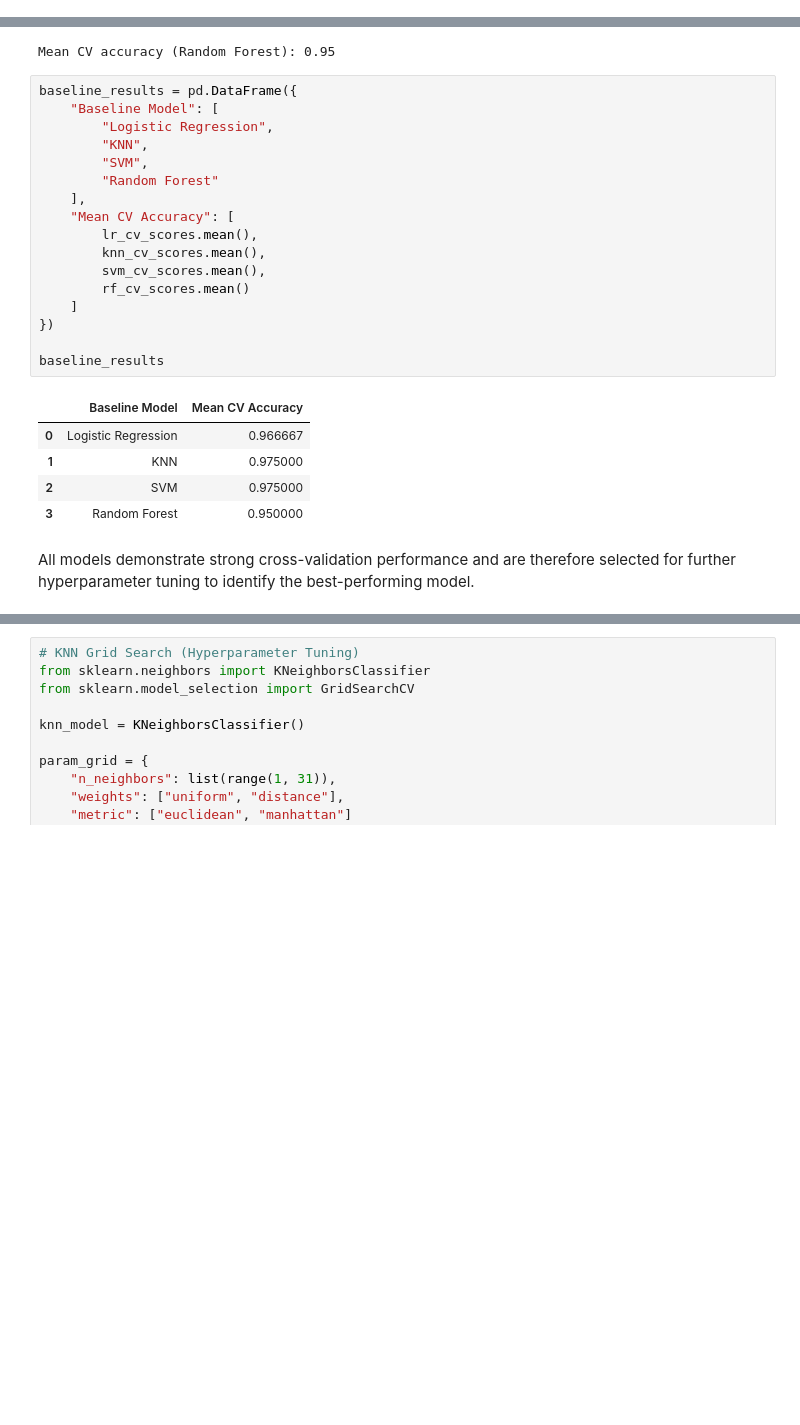
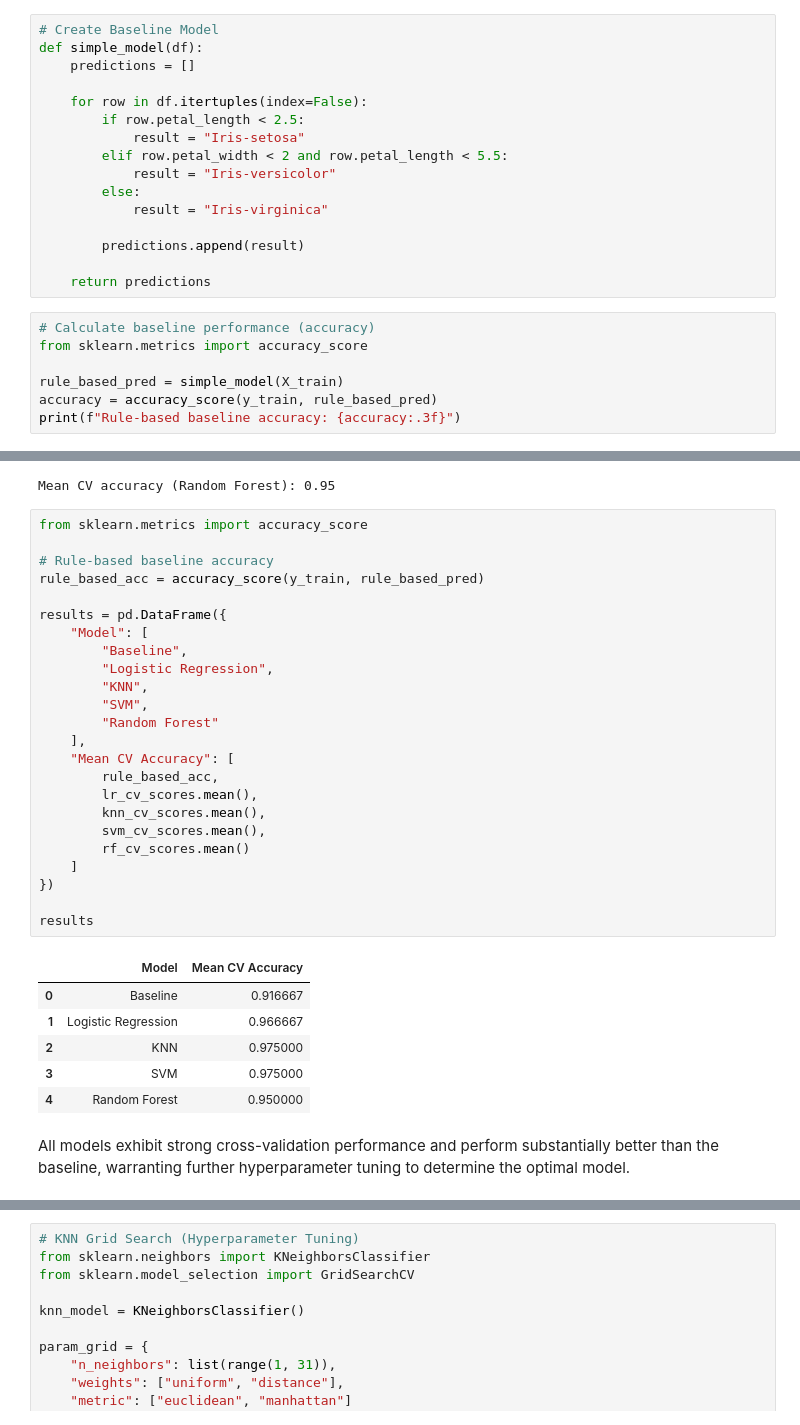
Before and after one commit to mattcw9090/data-science-portfolio, a Jupyter notebook: iris_flower_classification.ipynb, the cells around one changed output, grey strips where cells are left out. Cells and saved outputs as stored; diff of their text form; blank space fills up the shorter version.

```diff
--- a/iris_flower_classification.ipynb
+++ b/iris_flower_classification.ipynb
@@ -150,0 +145,23 @@ Name: count, dtype: int64
+# %%
+# Create Baseline Model
+def simple_model(df):
+    predictions = []
+
+    for row in df.itertuples(index=False):
+        if row.petal_length < 2.5:
+            result = "Iris-setosa"
+        elif row.petal_width < 2 and row.petal_length < 5.5:
+            result = "Iris-versicolor"
+        else:
+            result = "Iris-virginica"
+
+        predictions.append(result)
+
+    return predictions
+# %%
+# Calculate baseline performance (accuracy)
+from sklearn.metrics import accuracy_score
+
+rule_based_pred = simple_model(X_train)
+accuracy = accuracy_score(y_train, rule_based_pred)
+print(f"Rule-based baseline accuracy: {accuracy:.3f}")
@@ -231,29 +250,37 @@ print("Mean CV accuracy (Random Forest):", rf_cv_scores.mean())
 # %% [output]
 Mean CV accuracy (Random Forest): 0.95
 # %%
-baseline_results = pd.DataFrame({
-    "Baseline Model": [
+from sklearn.metrics import accuracy_score
+
+# Rule-based baseline accuracy
+rule_based_acc = accuracy_score(y_train, rule_based_pred)
+
+results = pd.DataFrame({
+    "Model": [
+        "Baseline",
         "Logistic Regression",
         "KNN",
         "SVM",
         "Random Forest"
     ],
     "Mean CV Accuracy": [
+        rule_based_acc,
         lr_cv_scores.mean(),
         knn_cv_scores.mean(),
         svm_cv_scores.mean(),
         rf_cv_scores.mean()
     ]
 })
 
-baseline_results
+results
 # %% [output]
-|  | Baseline Model | Mean CV Accuracy |
-| 0 | Logistic Regression | 0.966667 |
-| 1 | KNN | 0.975000 |
-| 2 | SVM | 0.975000 |
-| 3 | Random Forest | 0.950000 |
+|  | Model | Mean CV Accuracy |
+| 0 | Baseline | 0.916667 |
+| 1 | Logistic Regression | 0.966667 |
+| 2 | KNN | 0.975000 |
+| 3 | SVM | 0.975000 |
+| 4 | Random Forest | 0.950000 |
 # %% [markdown]
-All models demonstrate strong cross-validation performance and are therefore selected for further hyperparameter tuning to identify the best-performing model.
+All models exhibit strong cross-validation performance and perform substantially better than the baseline, warranting further hyperparameter tuning to determine the optimal model.
 # %%
 # Logistic Regression Grid Search (Hyperparameter Tuning)
```
Also changed, not shown: parts of 9 cells of this notebook.
